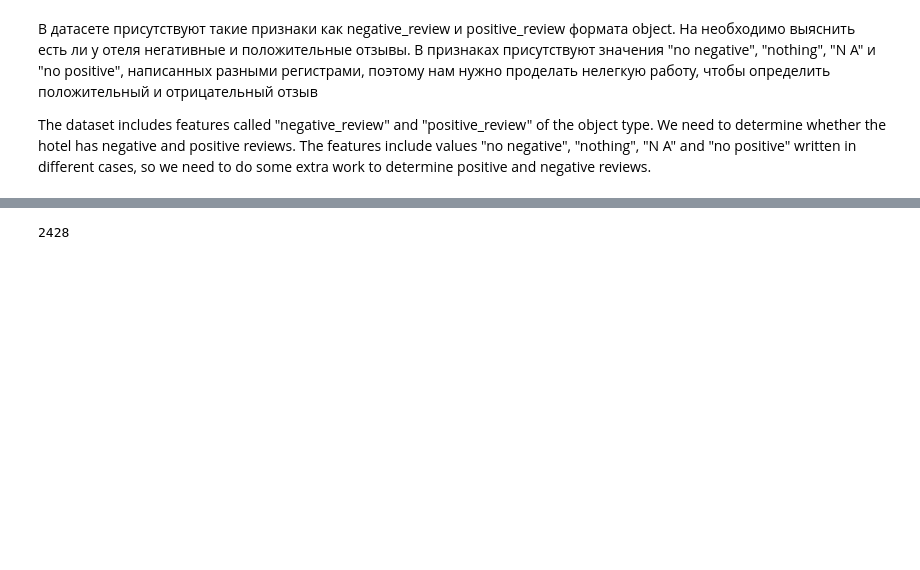
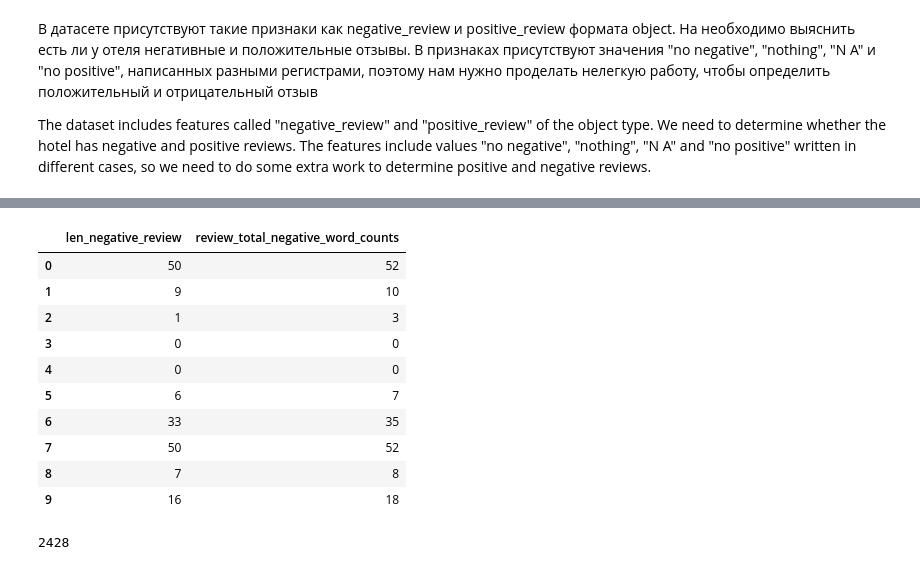
Before and after one commit to banzarkhan/booking_kaggle, a Jupyter notebook: kaggle-booking.ipynb, the cells around one changed output, grey strips where cells are left out. Drawn from its saved outputs; the diff is of its cells as text; code cells hidden in the pictures; blank space fills up the shorter version.

Commit message:
Negative reviews

```diff
--- a/kaggle-booking.ipynb
+++ b/kaggle-booking.ipynb
@@ -544,11 +550,26 @@ The dataset includes features called "negative_review" and "positive_review" of
 # %%
 data_copy['negative_review'] = data_copy['negative_review'].apply(lambda x: x.strip())
 
-def negative(review):
-    non_negative = ['No Negative', 'Nothing', 'nothing', 'None', 'N A']
+def positive_in_negative(review):
+    review = review.lower()
+    non_negative = ['no negative', 'nothing', 'none', 'n a', 'all good']
     if review in non_negative:
-        return 0
+        return 'positive'
     else:
-        return
+        return review
 
-data_copy['negative_review'] = data_copy['negative_review'].apply(negative)
+data_copy['negative_review'] = data_copy['negative_review'].apply(positive_in_negative)
+# %%
+def preprocess_text(text):
+    if text == 'positive':
+        res = 0
+    else:
+        text = text.split(' ')
+        res = len(text)
+    return res
+# %%
+data_copy['len_negative_review'] = data_copy['negative_review'].apply(preprocess_text)
+# %%
+data_copy['negative_words_proportion'] = data_copy['review_total_negative_word_counts']/data_copy['len_negative_review']
+data_copy['negative_words_proportion'] = data_copy['negative_words_proportion'].fillna(0)
+data_copy['negative_words_proportion'].head(10)
@@ -555,3 +588,17 @@ data_copy['negative_review'] = data_copy['negative_review'].apply(negative)
+# %%
+data_copy[['len_negative_review', 'review_total_negative_word_counts']].head(10)
+# %% [output]
+|  | len_negative_review | review_total_negative_word_counts |
+| 0 | 50 | 52 |
+| 1 | 9 | 10 |
+| 2 | 1 | 3 |
+| 3 | 0 | 0 |
+| 4 | 0 | 0 |
+| 5 | 6 | 7 |
+| 6 | 33 | 35 |
+| 7 | 50 | 52 |
+| 8 | 7 | 8 |
+| 9 | 16 | 18 |
 # %%
 data_copy['positive_review'] = data_copy['positive_review'].apply(lambda x: x.strip())
 
```
Also changed, not shown: parts of 2 cells of this notebook, 1 other file.
